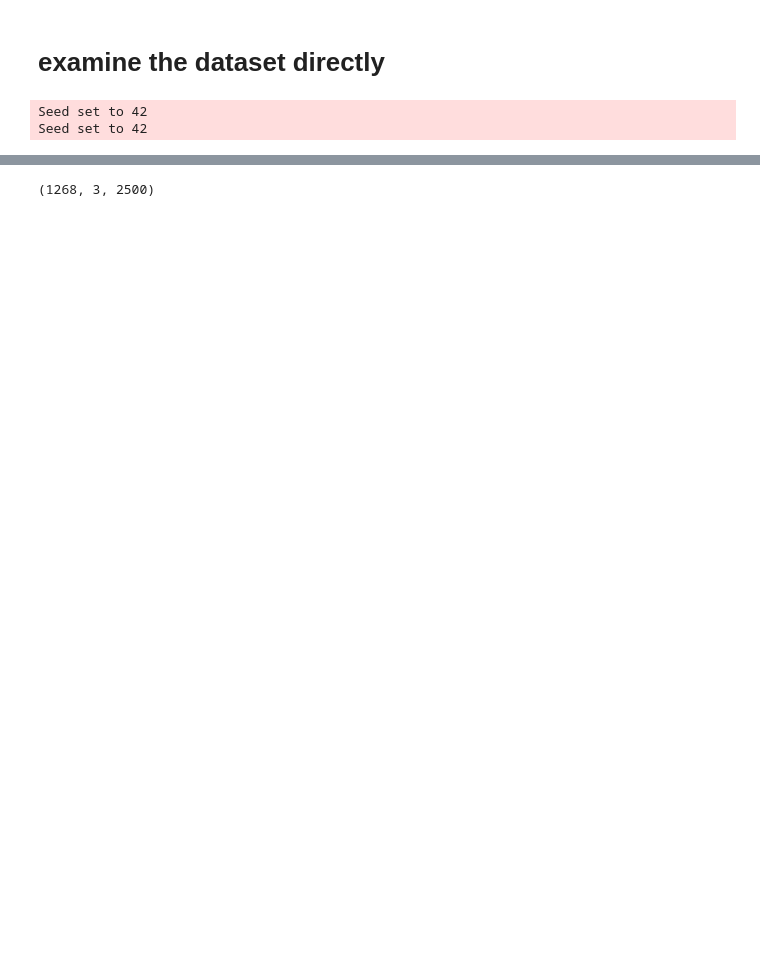
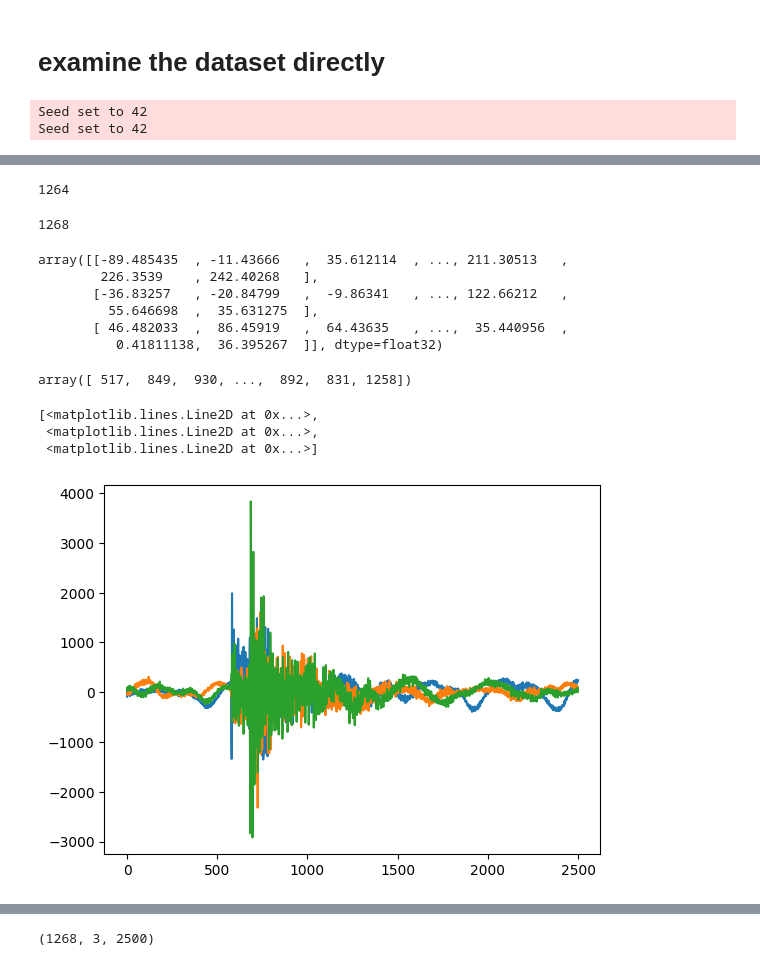
Before and after one commit to liutianlin0121/seisLM, a Jupyter notebook: notebooks/foreshock--aftershock/laurenti_dataset_visualize_classes.ipynb, the cells around one changed output, grey strips where cells are left out. Drawn from its saved outputs; the diff is of its cells as text; code cells hidden in the pictures; blank space fills up the shorter version.

```diff
--- a/notebooks/foreshock--aftershock/laurenti_dataset_visualize_classes.ipynb
+++ b/notebooks/foreshock--aftershock/laurenti_dataset_visualize_classes.ipynb
@@ -147,13 +131,18 @@ dict_keys(['X', 'y', 'occurence_time'])
 # %%
 # datasets['train']['X'].shape# Number of classes
 import numpy as np
-X = datasets['train']['X']
-y = datasets['train']['y']
+
+# fold = 'test'
+fold = 'train'
+X = datasets[fold]['X']
+y = datasets[fold]['y']
 
 num_classes = len(np.unique(y))
 
 # Initialize a dictionary to store categorized data
-categorized_X = {i: datasets['train']['X'][y == i] for i in range(num_classes)}
+categorized_X = {i: datasets[fold]['X'][y == i] for i in range(num_classes)}
 # categorized_time = {i: datasets['train']['occurence_time'][y == i] for i in range(num_classes)}
-categorized_y = {i: datasets['train']['y'][y == i] for i in range(num_classes)}
-categorized_time = {i: np.array(datasets['train']['occurence_time'])[y == i] for i in range(num_classes)}
+categorized_y = {i: datasets[fold]['y'][y == i] for i in range(num_classes)}
+categorized_time = {i: np.array(datasets[fold]['occurence_time'])[y == i] for i in range(num_classes)}
+
+time_order = {i : np.argsort(categorized_time[i]) for i in range(num_classes)}
@@ -184,0 +185,29 @@ for j in range(NUM_CLASSES):
+# %%
+len(filtered_list1)
+# %% [output]
+1264
+# %%
+len(list2)
+# %% [output]
+1268
+# %%
+categorized_X[0][time_order[0][-1], ...]
+# %% [output]
+array([[-89.485435  , -11.43666   ,  35.612114  , ..., 211.30513   ,
+        226.3539    , 242.40268   ],
+       [-36.83257   , -20.84799   ,  -9.86341   , ..., 122.66212   ,
+         55.646698  ,  35.631275  ],
+       [ 46.482033  ,  86.45919   ,  64.43635   , ...,  35.440956  ,
+          0.41811138,  36.395267  ]], dtype=float32)
+# %%
+time_order[0]
+# %% [output]
+array([ 517,  849,  930, ...,  892,  831, 1258])
+# %%
+class_idx = 0
+plt.plot(categorized_X[class_idx][time_order[class_idx][-1], ...].T)
+# %% [output]
+[<matplotlib.lines.Line2D at 0x...>,
+ <matplotlib.lines.Line2D at 0x...>,
+ <matplotlib.lines.Line2D at 0x...>]
+[figure, added]
```
Also changed, not shown: parts of 15 cells of this notebook, 5 other files.
